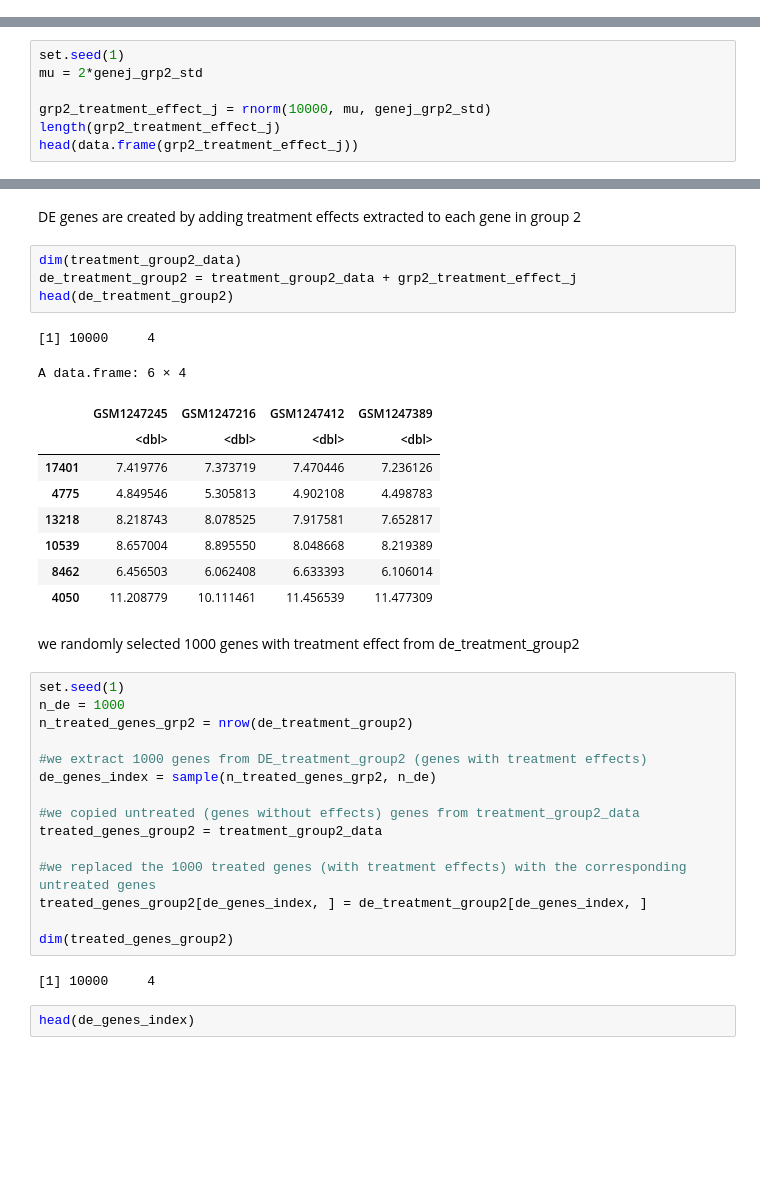
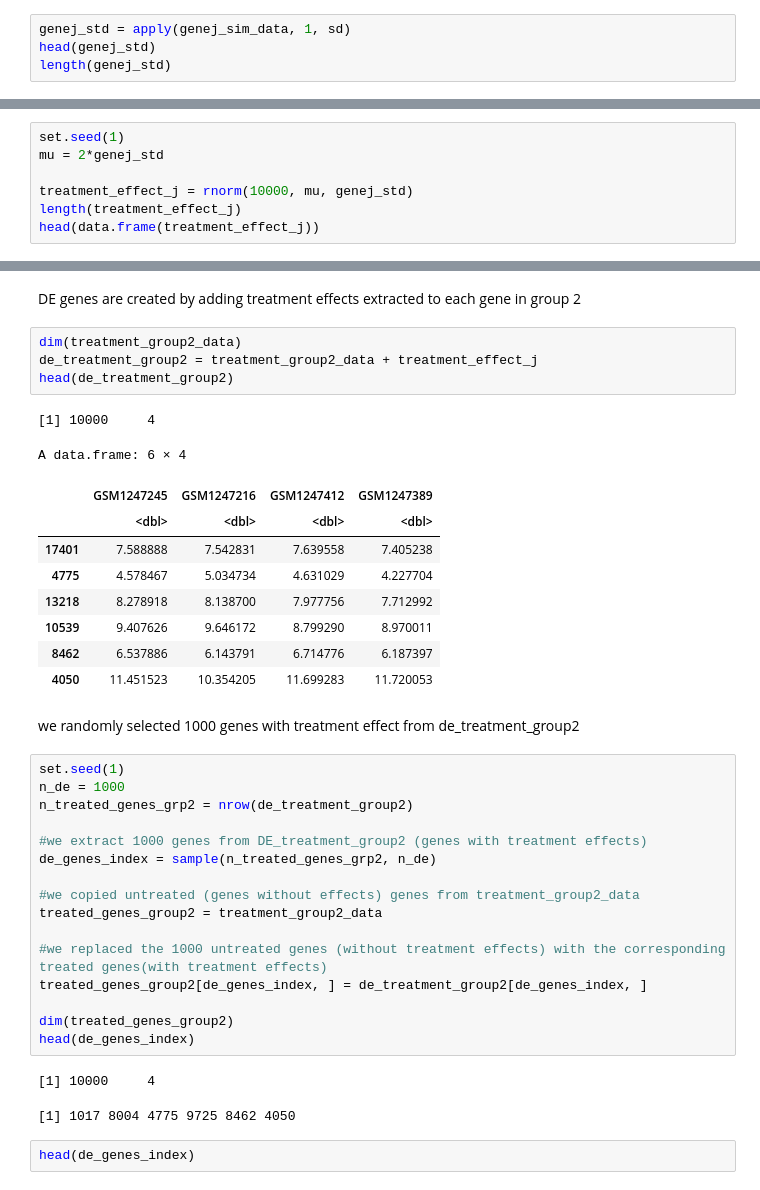
Before and after one commit to almedida/thesis, a Jupyter notebook: simulation.ipynb, the cells around one changed output, grey strips where cells are left out. Drawn from its saved outputs; the diff is of its cells as text; blank space fills up the shorter version.

```diff
--- a/simulation.ipynb
+++ b/simulation.ipynb
@@ -56,0 +59,4 @@ A data.frame: 6 × 217
+# %%
+genej_std = apply(genej_sim_data, 1, sd)
+head(genej_std)
+length(genej_std)
@@ -108,10 +107,10 @@ We extract treatment effects for each gene j in group 2 from a random noirmal di
 # %%
 set.seed(1)
-mu = 2*genej_grp2_std
+mu = 2*genej_std
 
-grp2_treatment_effect_j = rnorm(10000, mu, genej_grp2_std)
-length(grp2_treatment_effect_j)
-head(data.frame(grp2_treatment_effect_j))
+treatment_effect_j = rnorm(10000, mu, genej_std)
+length(treatment_effect_j)
+head(data.frame(treatment_effect_j))
 # %% [output]
 [1] 10000
 A data.frame: 6 × 1
@@ -129,19 +128,19 @@ A data.frame: 6 × 1
 DE genes are created by adding treatment effects extracted to each gene in group 2
 # %%
 dim(treatment_group2_data)
-de_treatment_group2 = treatment_group2_data + grp2_treatment_effect_j
+de_treatment_group2 = treatment_group2_data + treatment_effect_j
 head(de_treatment_group2)
 # %% [output]
 [1] 10000     4
 A data.frame: 6 × 4
 |  | GSM1247245 | GSM1247216 | GSM1247412 | GSM1247389 |
 |  | <dbl> | <dbl> | <dbl> | <dbl> |
-| 17401 | 7.419776 | 7.373719 | 7.470446 | 7.236126 |
-| 4775 | 4.849546 | 5.305813 | 4.902108 | 4.498783 |
-| 13218 | 8.218743 | 8.078525 | 7.917581 | 7.652817 |
-| 10539 | 8.657004 | 8.895550 | 8.048668 | 8.219389 |
-| 8462 | 6.456503 | 6.062408 | 6.633393 | 6.106014 |
-| 4050 | 11.208779 | 10.111461 | 11.456539 | 11.477309 |
+| 17401 | 7.588888 | 7.542831 | 7.639558 | 7.405238 |
+| 4775 | 4.578467 | 5.034734 | 4.631029 | 4.227704 |
+| 13218 | 8.278918 | 8.138700 | 7.977756 | 7.712992 |
+| 10539 | 9.407626 | 9.646172 | 8.799290 | 8.970011 |
+| 8462 | 6.537886 | 6.143791 | 6.714776 | 6.187397 |
+| 4050 | 11.451523 | 10.354205 | 11.699283 | 11.720053 |
 # %% [markdown]
 we randomly selected 1000 genes with treatment effect from de_treatment_group2
 # %%
@@ -155,12 +154,14 @@ de_genes_index = sample(n_treated_genes_grp2, n_de)
 #we copied untreated (genes without effects) genes from treatment_group2_data
 treated_genes_group2 = treatment_group2_data
 
-#we replaced the 1000 treated genes (with treatment effects) with the corresponding untreated genes
+#we replaced the 1000 untreated genes (without treatment effects) with the corresponding treated genes(with treatment effects)
 treated_genes_group2[de_genes_index, ] = de_treatment_group2[de_genes_index, ]
 
 dim(treated_genes_group2)
+head(de_genes_index)
 # %% [output]
 [1] 10000     4
+[1] 1017 8004 4775 9725 8462 4050
 # %%
 head(de_genes_index)
 # %% [output]
```
Also changed, not shown: parts of 9 cells of this notebook.
